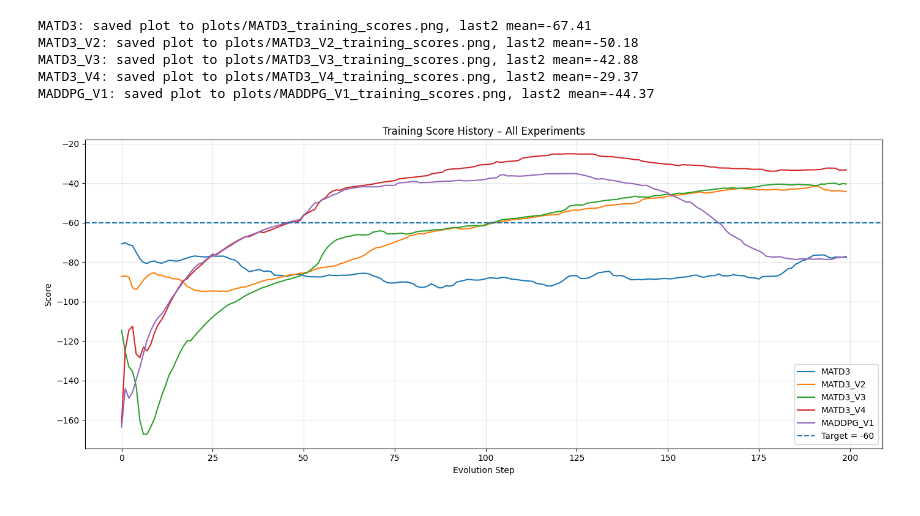
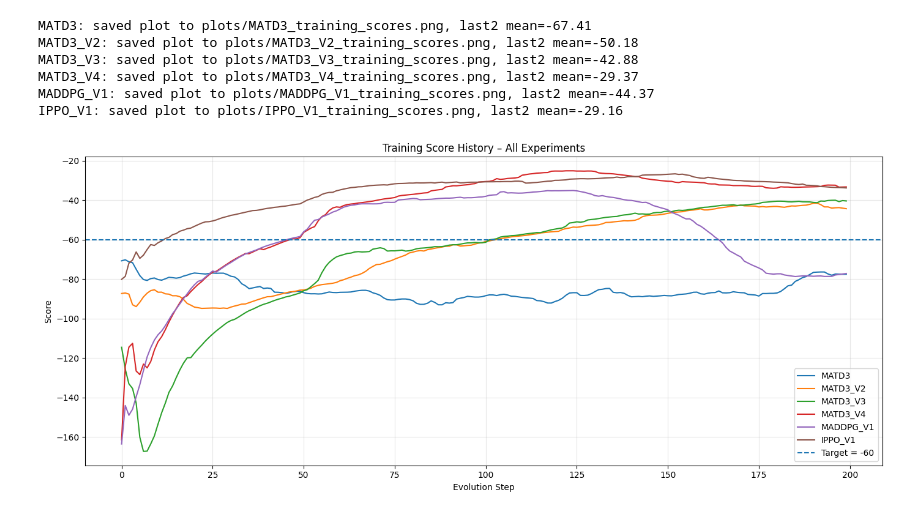
Before and after one commit to Mbaez97/final-project-RL, a Jupyter notebook: training-plots.ipynb, the cells around one changed output. Saved outputs shown, nothing was run; the diff lists cells and outputs as text; code cells hidden in the pictures.

Commit message:
add IPPO_V1 algorithm

```diff
--- a/training-plots.ipynb
+++ b/training-plots.ipynb
@@ -11,12 +11,13 @@ experiments = [
     ("MATD3_V3",  "models/MATD3_V3/training_scores_history_V3.npy"),
     ("MATD3_V4",  "models/MATD3_V4/training_scores_history_V4.npy"),
     ("MADDPG_V1", "models/MADDPG_V1/training_scores_history_V1.npy"),
+    ("IPPO_V1",   "models/IPPO_V1/training_scores_history_V1.npy"),
 ]
 # %%
 TARGET_SCORE = -60
 
 for name, path in experiments:
-    scores = np.load(path)
+    scores = np.load(path)[:200]
     last_two_mean = scores[-2:].mean()
     max_score = np.max(scores)
 
@@ -47,24 +48,25 @@ MATD3_V2: saved plot to plots/MATD3_V2_training_scores.png, last2 mean=-50.18
 MATD3_V3: saved plot to plots/MATD3_V3_training_scores.png, last2 mean=-42.88
 MATD3_V4: saved plot to plots/MATD3_V4_training_scores.png, last2 mean=-29.37
 MADDPG_V1: saved plot to plots/MADDPG_V1_training_scores.png, last2 mean=-44.37
+IPPO_V1: saved plot to plots/IPPO_V1_training_scores.png, last2 mean=-29.16
 # %%
 out_file = f"plots/all_training_scores.png"
 TARGET_SCORE = -60
 WINDOW = 50
 
 plt.figure(figsize=(14, 6))
 for name, path in experiments:
     scores = np.load(path)
-    smooth = pd.Series(scores).rolling(WINDOW, min_periods=1).mean()
+    smooth = pd.Series(scores[:200]).rolling(WINDOW, min_periods=1).mean()
     plt.plot(smooth, label=f"{name}")
 plt.axhline(TARGET_SCORE, linestyle="--", label=f"Target = {TARGET_SCORE}")
 plt.title("Training Score History – All Experiments")
 plt.xlabel("Evolution Step")
 plt.ylabel("Score")
 plt.legend()
 plt.grid(True, alpha=0.3)
 plt.tight_layout()
 plt.savefig(out_file, dpi=200)
 plt.show()
 # %% [output]
-[figure, old version]
+[figure, new version]
```
Also changed, not shown: 11 other files.
